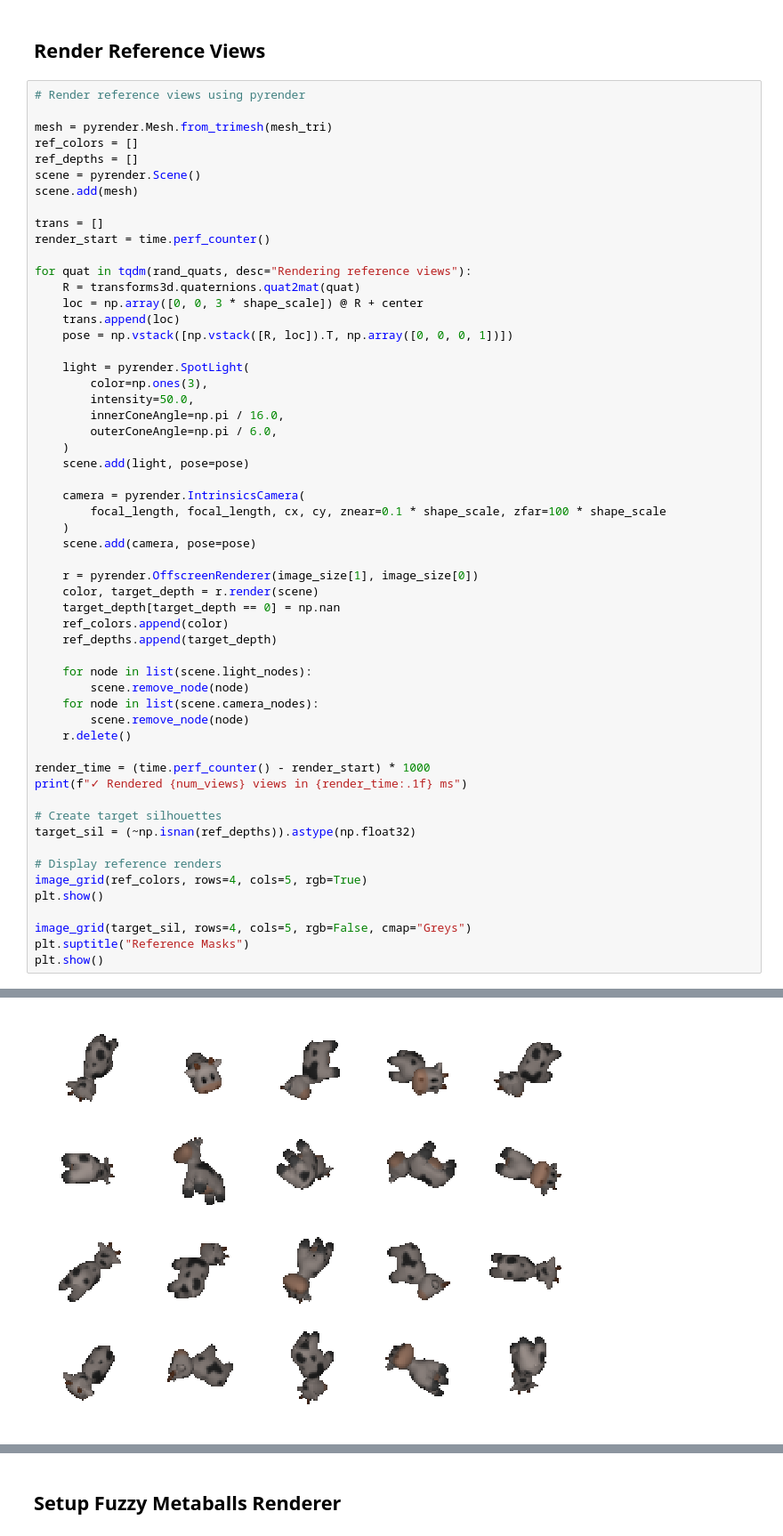
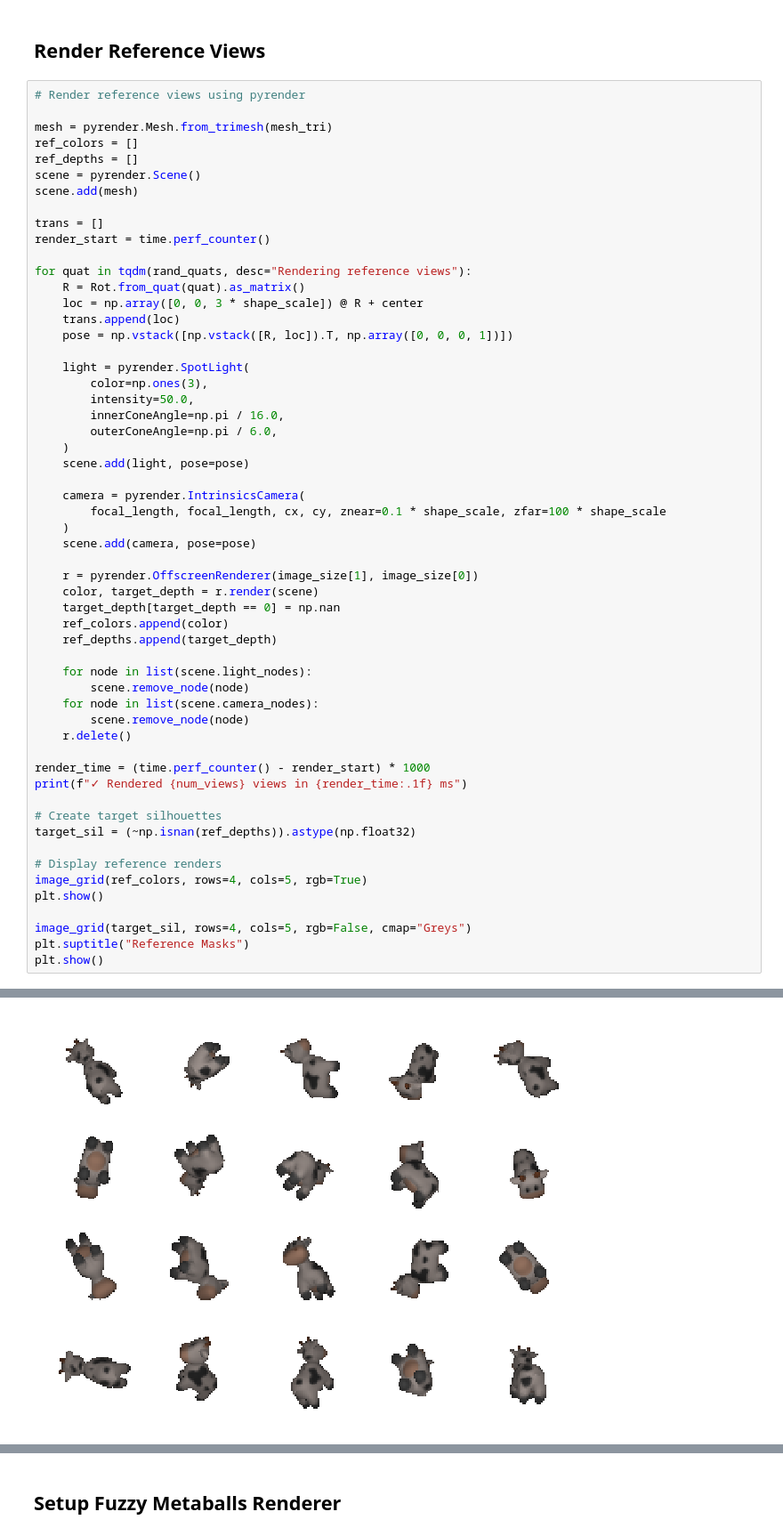
Before and after one commit to probcomp/GenMetaBalls, a Jupyter notebook: notebooks/fuzzy_metaballs_demo.ipynb, the cells around one changed output, grey strips where cells are left out. Shown: that part at 89% size. Drawn from its saved outputs; the diff is of its cells as text.

```diff
--- a/notebooks/fuzzy_metaballs_demo.ipynb
+++ b/notebooks/fuzzy_metaballs_demo.ipynb
@@ -148,7 +148,7 @@ trans = []
 render_start = time.perf_counter()
 
 for quat in tqdm(rand_quats, desc="Rendering reference views"):
-    R = transforms3d.quaternions.quat2mat(quat)
+    R = Rot.from_quat(quat).as_matrix()
     loc = np.array([0, 0, 3 * shape_scale]) @ R + center
     trans.append(loc)
     pose = np.vstack([np.vstack([R, loc]).T, np.array([0, 0, 0, 1])])
@@ -196 +196 @@ plt.show()
-[figure, old version]
+[figure, new version]
```
Also changed, not shown: parts of 13 cells of this notebook, 3 other files.
